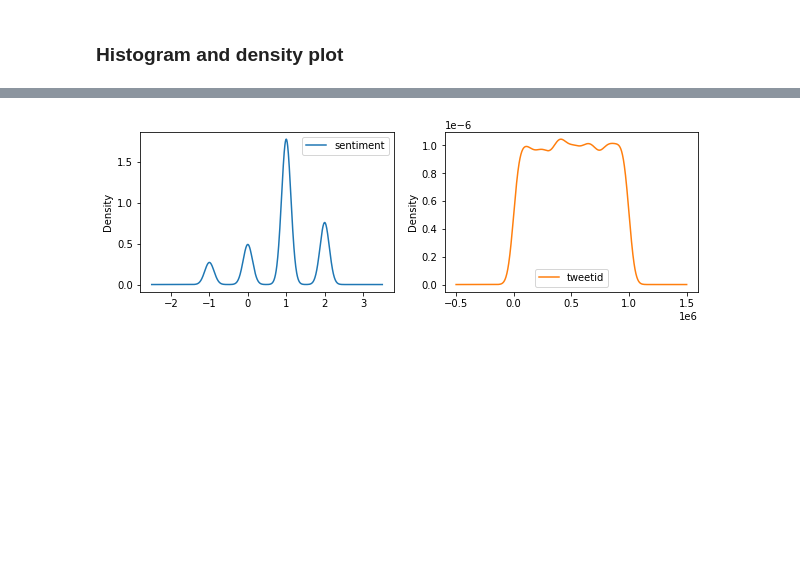
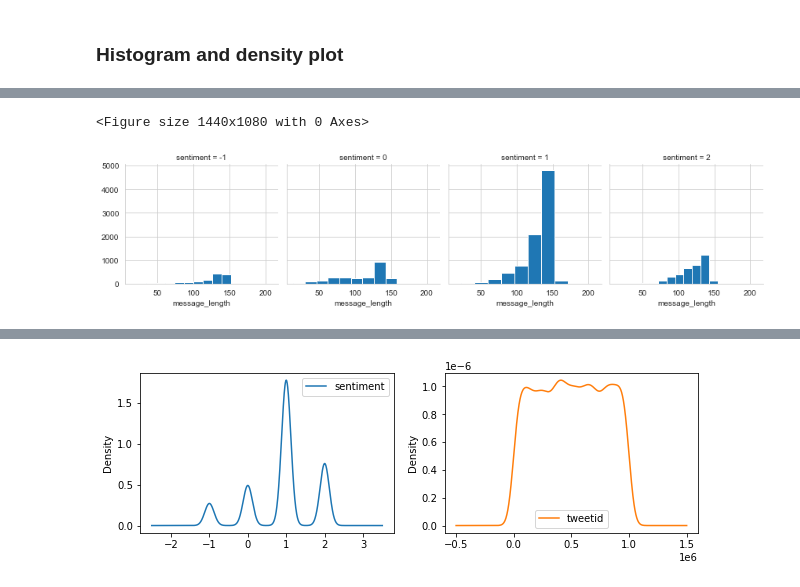
Before and after one commit to TEAMCBB3Classificationpredict/predict-notebook, a Jupyter notebook: EDSA CLIMATE NOTEBOOK.ipynb, the cells around one changed output, grey strips where cells are left out. Cells and saved outputs as stored; diff of their text form; code cells hidden in the pictures; blank space fills up the shorter version.

```diff
--- a/EDSA CLIMATE NOTEBOOK.ipynb
+++ b/EDSA CLIMATE NOTEBOOK.ipynb
@@ -276,3 +301,13 @@ dtype: int64
+# %%
+#Plot the distribution of the tweet length per class using a histogram.
+plt.figure(figsize=(20,15))
+train['message_length'] = train['message'].apply(len)
+g = sns.FacetGrid(train,col='sentiment')
+g.map(plt.hist,'message_length')
+plt.show()
+# %% [output]
+<Figure size 1440x1080 with 0 Axes>
+[figure, added]
 # %%
 features = ['sentiment', 'tweetid']
 train[features].hist(figsize=(10,10));
```
Also changed, not shown: parts of 15 cells of this notebook.
